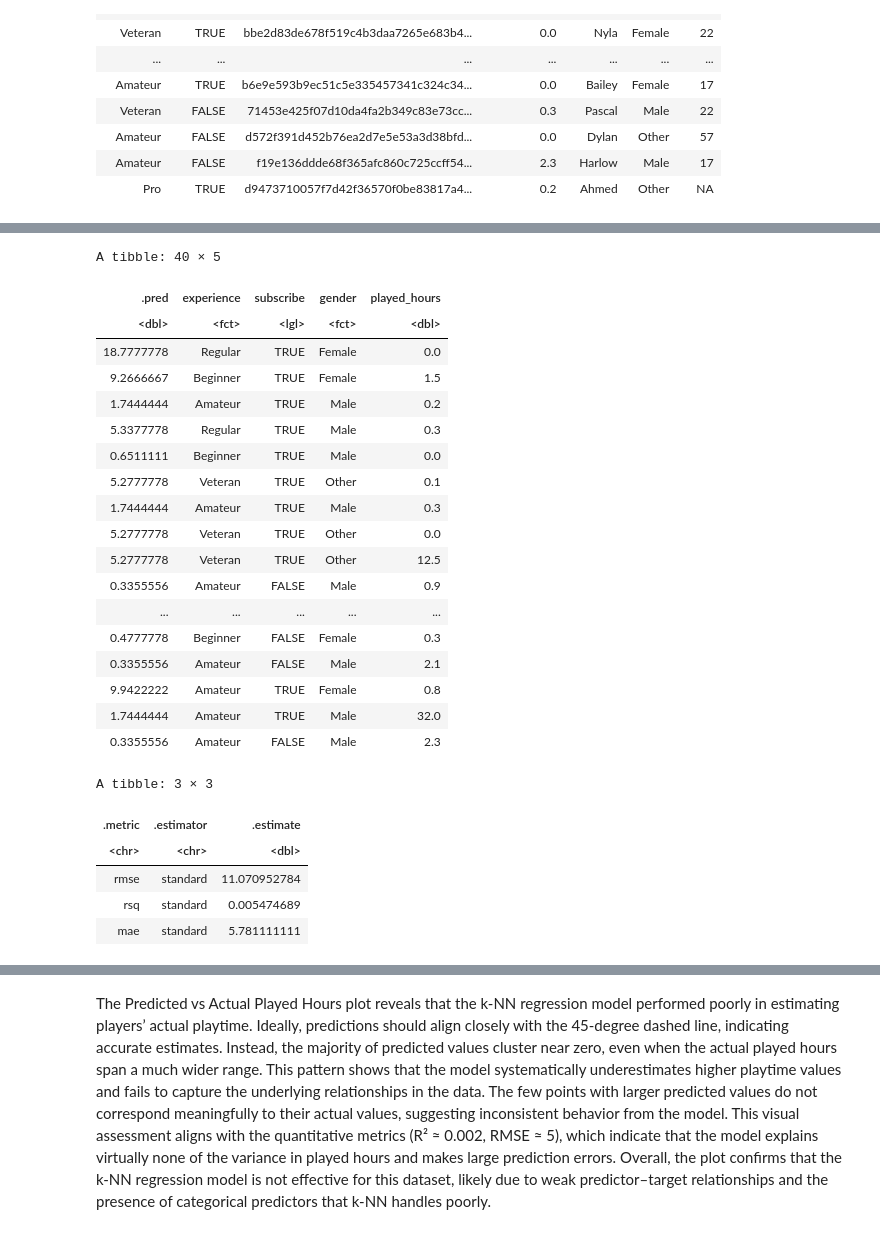
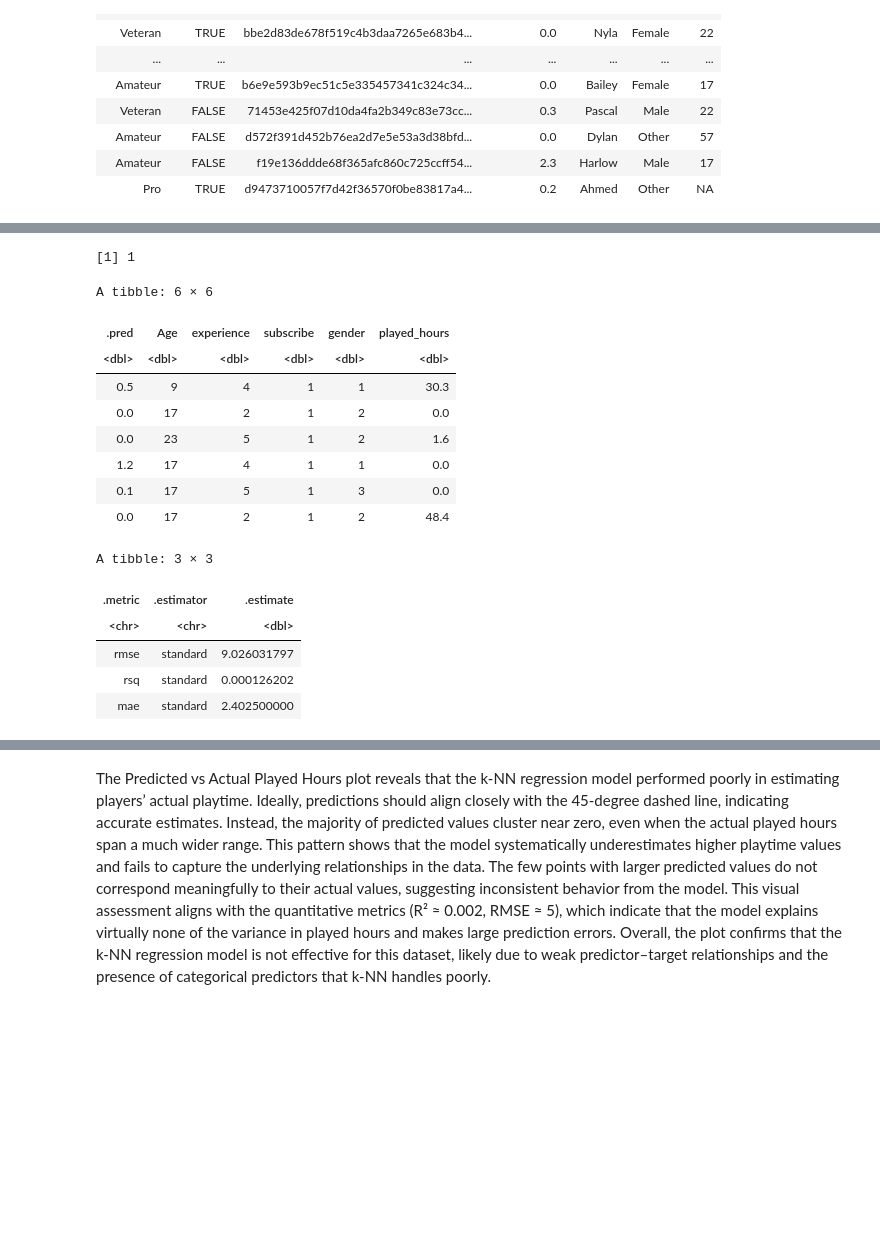
Before and after one commit to ctrl-tiramisu/dsci100-group-008, a Jupyter notebook: group 8 report-Copy1.ipynb, the cells around one changed output, grey strips where cells are left out. Saved outputs shown, nothing was run; the diff lists cells and outputs as text; code cells hidden in the pictures; blank space fills up the shorter version.

```diff
--- a/group 8 report-Copy1.ipynb
+++ b/group 8 report-Copy1.ipynb
@@ -260,12 +281,25 @@ mutate(gender = case_when(
       gender %in% c("Male") ~ 1,
       gender %in% c("Female") ~ 2,
       TRUE ~ 3))|>
+
 mutate(experience = case_when(
       experience %in% c("Beginner") ~ 1,
       experience %in% c("Amateur") ~ 2,
       experience %in% c("Regular") ~ 3,
       experience %in% c("Pro") ~ 4,
-      experience %in% c("Veteran") ~ 5))
+      experience %in% c("Veteran") ~ 5))|>
+
+mutate(subscribe = case_when(
+      subscribe %in% c("TRUE") ~ 1,
+      subscribe %in% c("FALSE") ~ 0))
+
+
+players_number <- players_number|>
+    mutate(
+        Age = as.numeric(Age),
+        subscribe = as.numeric(subscribe),
+        experience = as.numeric(experience),
+        gender = as.numeric(gender))
 
 players_number
 # %% [output]
@@ -291,6 +325,7 @@ A tibble: 196 × 7
 # %%
 ## Select for only predictors and target variables
-players_selected <- select(players_tidy, experience, subscribe, gender, played_hours)
+players_selected <- select(players_number, Age, experience, subscribe, gender, played_hours)|>
+    drop_na()
 # %%
 ## Split the data 80/20
 players_split <- initial_split(players_selected, prop = 0.80, strata = played_hours)
@@ -303,11 +338,13 @@ knn_spec <- nearest_neighbor(weight_func = "rectangular", neighbors = tune()) |>
       set_engine("kknn") |>
       set_mode("regression")
 
-players_recipe <- recipe(played_hours ~ ., data = players_training)
+players_recipe <- recipe(played_hours ~ ., data = players_training) |>
+    step_scale(all_predictors()) |>
+    step_center(all_predictors())
 
 ## 5 Fold Validation
 players_vfold <- vfold_cv(players_training, v = 5, strata = played_hours)
-gridvals <- tibble(neighbors = seq(from = 1, to = 100, by = 1))
+gridvals <- tibble(neighbors = seq(from = 1, to = 50, by = 1))
 
 players_knn_results <-  workflow() |>
       add_recipe(players_recipe) |>
@@ -321,53 +358,46 @@ players_min <- players_knn_results |>
 
 k_min <- players_min |>
          pull(neighbors)
+k_min
+# %% [output]
+[1] 1
 # %%
 ## Predict KNN with K min RSME
 players_best_spec <- nearest_neighbor(weight_func = "rectangular", neighbors = k_min) |>
          set_engine("kknn") |>
          set_mode("regression")
 
 players_best_fit <- workflow() |>
          add_recipe(players_recipe) |>
          add_model(players_best_spec) |>
          fit(data = players_training)
 
 players_summary <- players_best_fit |>
           predict(players_testing) |>
           bind_cols(players_testing) #|>
 
 players_metrics <- players_summary |>
         metrics(truth = played_hours, estimate = .pred)
 
-players_summary
+head(players_summary)
 
 players_metrics
 # %% [output]
-A tibble: 40 × 5
+A tibble: 6 × 6
-| .pred | experience | subscribe | gender | played_hours |
-| <dbl> | <fct> | <lgl> | <fct> | <dbl> |
-| 18.7777778 | Regular | TRUE | Female | 0.0 |
-| 9.2666667 | Beginner | TRUE | Female | 1.5 |
-| 1.7444444 | Amateur | TRUE | Male | 0.2 |
-| 5.3377778 | Regular | TRUE | Male | 0.3 |
-| 0.6511111 | Beginner | TRUE | Male | 0.0 |
-| 5.2777778 | Veteran | TRUE | Other | 0.1 |
-| 1.7444444 | Amateur | TRUE | Male | 0.3 |
-| 5.2777778 | Veteran | TRUE | Other | 0.0 |
-| 5.2777778 | Veteran | TRUE | Other | 12.5 |
-| 0.3355556 | Amateur | FALSE | Male | 0.9 |
-| ... | ... | ... | ... | ... |
-| 0.4777778 | Beginner | FALSE | Female | 0.3 |
-| 0.3355556 | Amateur | FALSE | Male | 2.1 |
-| 9.9422222 | Amateur | TRUE | Female | 0.8 |
-| 1.7444444 | Amateur | TRUE | Male | 32.0 |
-| 0.3355556 | Amateur | FALSE | Male | 2.3 |
+| .pred | Age | experience | subscribe | gender | played_hours |
+| <dbl> | <dbl> | <dbl> | <dbl> | <dbl> | <dbl> |
+| 0.5 | 9 | 4 | 1 | 1 | 30.3 |
+| 0.0 | 17 | 2 | 1 | 2 | 0.0 |
+| 0.0 | 23 | 5 | 1 | 2 | 1.6 |
+| 1.2 | 17 | 4 | 1 | 1 | 0.0 |
+| 0.1 | 17 | 5 | 1 | 3 | 0.0 |
+| 0.0 | 17 | 2 | 1 | 2 | 48.4 |
 A tibble: 3 × 3
 | .metric | .estimator | .estimate |
 | <chr> | <chr> | <dbl> |
-| rmse | standard | 11.070952784 |
-| rsq | standard | 0.005474689 |
-| mae | standard | 5.781111111 |
+| rmse | standard | 9.026031797 |
+| rsq | standard | 0.000126202 |
+| mae | standard | 2.402500000 |
 # %%
 ## Plot the KNN Results
 
```
Also changed, not shown: parts of 4 cells of this notebook.
